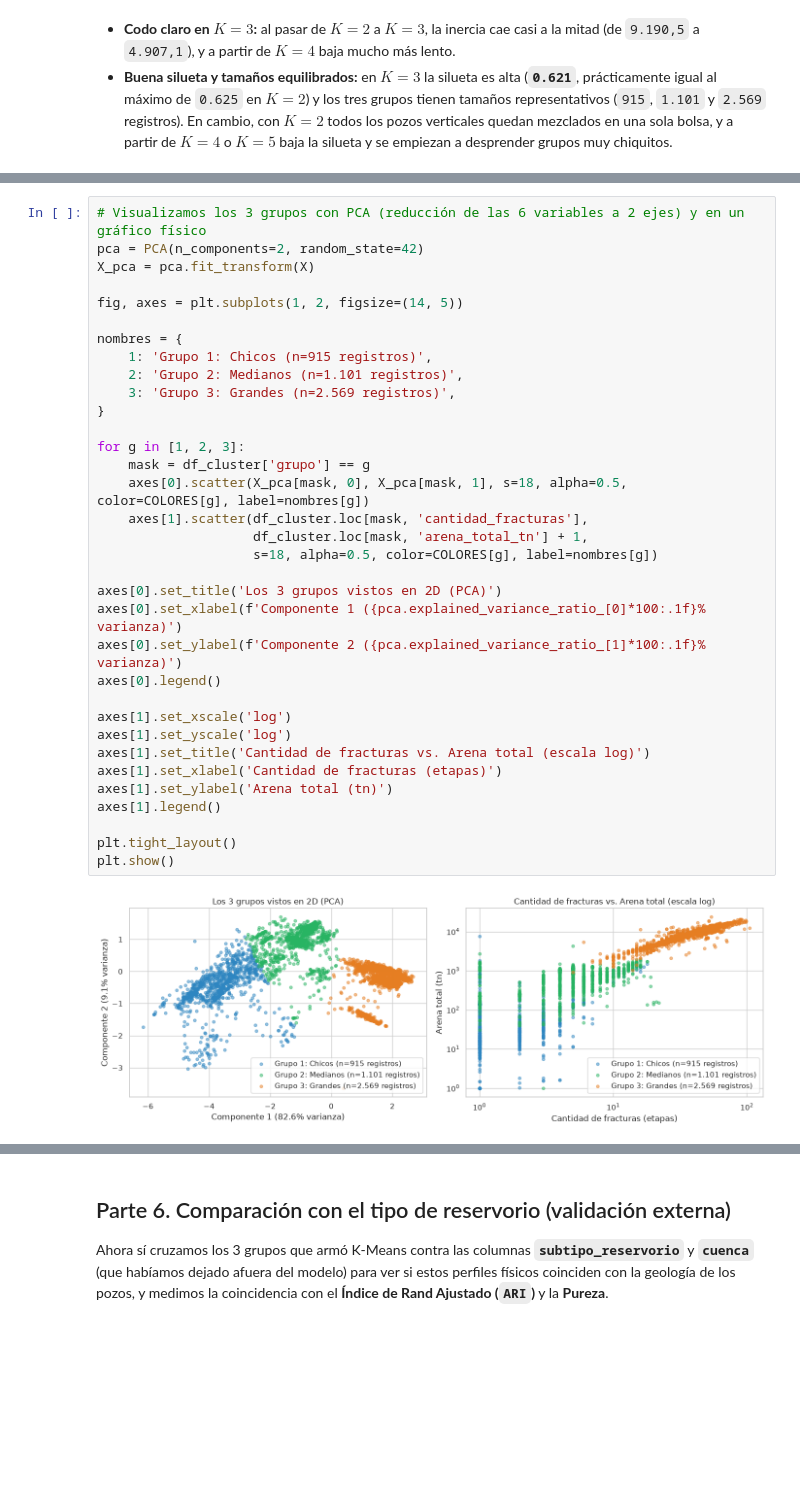
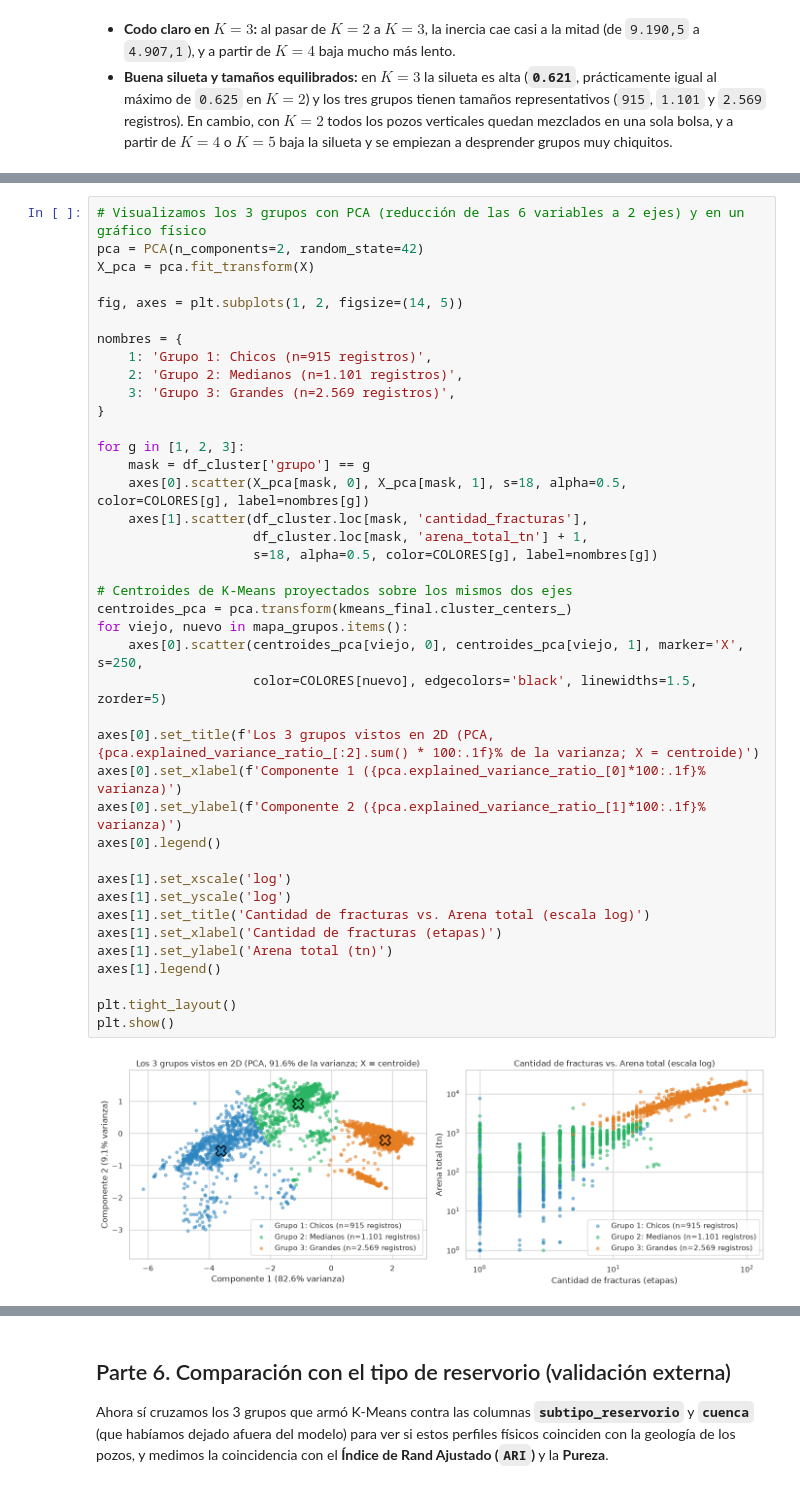
Before and after one commit to ErnestoCafre/proyecto-final-data-science-grupo07, a Jupyter notebook: notebooks/03_pre_entrega_4_no_supervisado/Preentrega_4_Grupo_7.ipynb, the cells around one changed output, grey strips where cells are left out. Saved outputs shown, nothing was run; the diff lists cells and outputs as text; blank space fills up the shorter version.

```diff
--- a/notebooks/03_pre_entrega_4_no_supervisado/Preentrega_4_Grupo_7.ipynb
+++ b/notebooks/03_pre_entrega_4_no_supervisado/Preentrega_4_Grupo_7.ipynb
@@ -234,35 +234,41 @@ X_pca = pca.fit_transform(X)
 
 fig, axes = plt.subplots(1, 2, figsize=(14, 5))
 
 nombres = {
     1: 'Grupo 1: Chicos (n=915 registros)',
     2: 'Grupo 2: Medianos (n=1.101 registros)',
     3: 'Grupo 3: Grandes (n=2.569 registros)',
 }
 
 for g in [1, 2, 3]:
     mask = df_cluster['grupo'] == g
     axes[0].scatter(X_pca[mask, 0], X_pca[mask, 1], s=18, alpha=0.5, color=COLORES[g], label=nombres[g])
     axes[1].scatter(df_cluster.loc[mask, 'cantidad_fracturas'],
                     df_cluster.loc[mask, 'arena_total_tn'] + 1,
                     s=18, alpha=0.5, color=COLORES[g], label=nombres[g])
 
-axes[0].set_title('Los 3 grupos vistos en 2D (PCA)')
+# Centroides de K-Means proyectados sobre los mismos dos ejes
+centroides_pca = pca.transform(kmeans_final.cluster_centers_)
+for viejo, nuevo in mapa_grupos.items():
+    axes[0].scatter(centroides_pca[viejo, 0], centroides_pca[viejo, 1], marker='X', s=250,
+                    color=COLORES[nuevo], edgecolors='black', linewidths=1.5, zorder=5)
+
+axes[0].set_title(f'Los 3 grupos vistos en 2D (PCA, {pca.explained_variance_ratio_[:2].sum() * 100:.1f}% de la varianza; X = centroide)')
 axes[0].set_xlabel(f'Componente 1 ({pca.explained_variance_ratio_[0]*100:.1f}% varianza)')
 axes[0].set_ylabel(f'Componente 2 ({pca.explained_variance_ratio_[1]*100:.1f}% varianza)')
 axes[0].legend()
 
 axes[1].set_xscale('log')
 axes[1].set_yscale('log')
 axes[1].set_title('Cantidad de fracturas vs. Arena total (escala log)')
 axes[1].set_xlabel('Cantidad de fracturas (etapas)')
 axes[1].set_ylabel('Arena total (tn)')
 axes[1].legend()
 
 plt.tight_layout()
 plt.show()
 # %% [output]
-[figure, old version]
+[figure, new version]
 # %% [markdown]
 **Lectura de los 3 perfiles operativos:**
 
```
Also changed, not shown: parts of 7 cells of this notebook, 2 other files.
